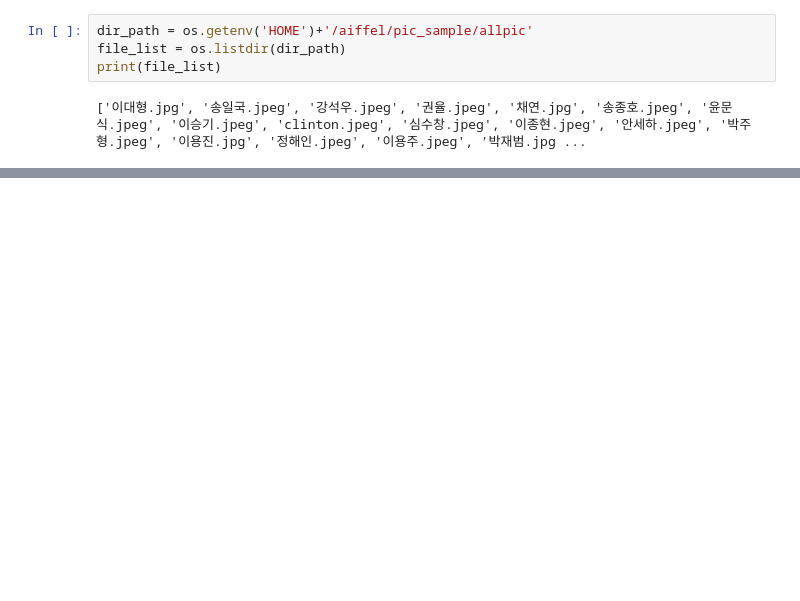
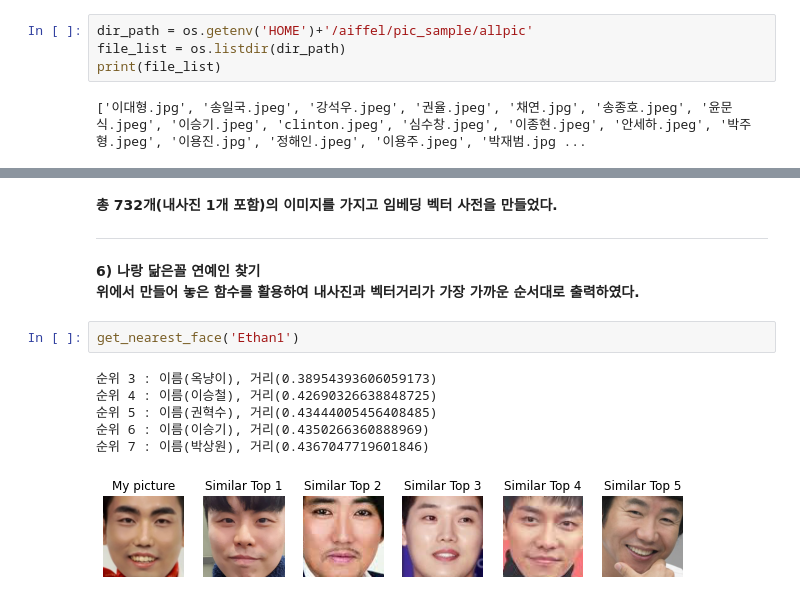
Before and after one commit to Ethan0625/I_need_more_time, a Jupyter notebook: Project/Face_Embedding/Face_Embedding.ipynb, the cells around one changed output, grey strips where cells are left out. Drawn from its saved outputs; the diff is of its cells as text; blank space fills up the shorter version.

```diff
--- a/Project/Face_Embedding/Face_Embedding.ipynb
+++ b/Project/Face_Embedding/Face_Embedding.ipynb
@@ -239,0 +222,14 @@ plt.imshow(image)
+# %% [markdown]
+**총 732개(내사진 1개 포함)의 이미지를 가지고 임베딩 벡터 사전을 만들었다.**
+***
+**6) 나랑 닮은꼴 연예인 찾기**
+**위에서 만들어 놓은 함수를 활용하여 내사진과 벡터거리가 가장 가까운 순서대로 출력하였다.**
+# %%
+get_nearest_face('Ethan1')
+# %% [output]
+순위 3 : 이름(옥냥이), 거리(0.38954393606059173)
+순위 4 : 이름(이승철), 거리(0.42690326638848725)
+순위 5 : 이름(권혁수), 거리(0.43444005456408485)
+순위 6 : 이름(이승기), 거리(0.4350266360888969)
+순위 7 : 이름(박상원), 거리(0.4367047719601846)
+[figure, added]
```
Also changed, not shown: parts of 18 cells of this notebook, 2 other files.
